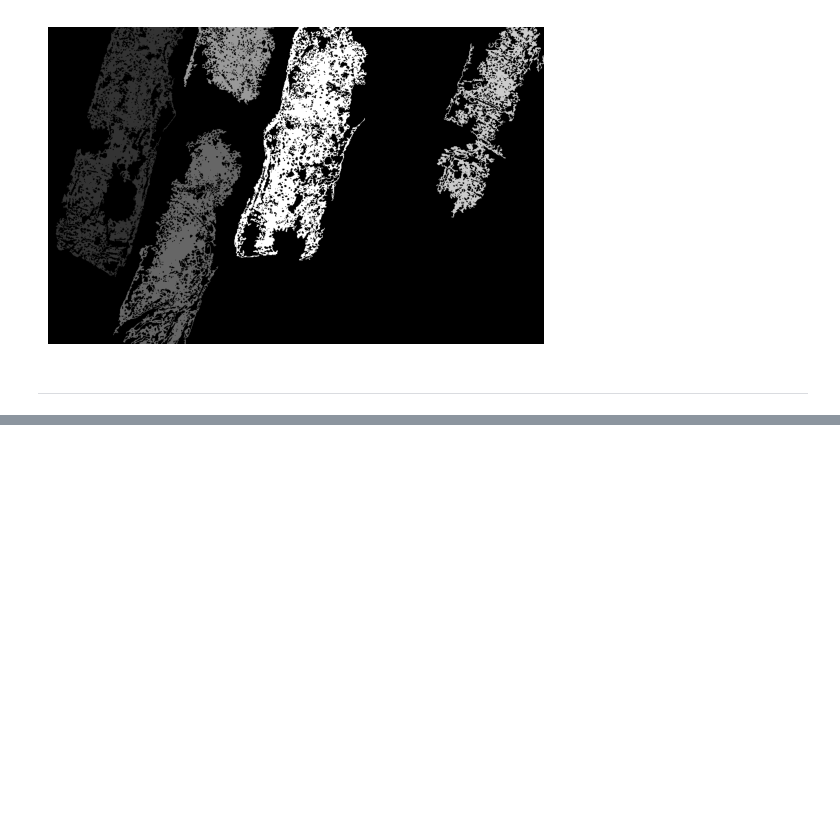
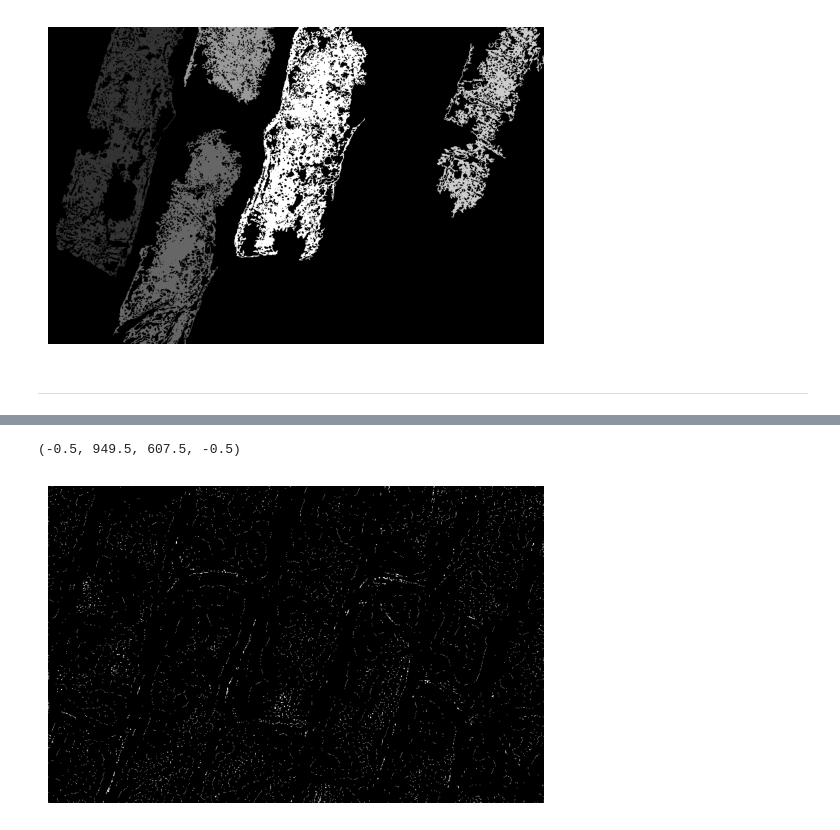
Before and after one commit to mjmousavi97/Image-processing-TehranUni-2025, a Jupyter notebook: DIP-HW8/src/Q4.ipynb, the cells around one changed output, grey strips where cells are left out. Drawn from its saved outputs; the diff is of its cells as text; code cells hidden in the pictures; blank space fills up the shorter version.

```diff
--- a/DIP-HW8/src/Q4.ipynb
+++ b/DIP-HW8/src/Q4.ipynb
@@ -196,0 +174,11 @@ plt.show()
+# %%
+coordinates = peak_local_max(image=distance, footprint=np.ones((3, 3)), labels=binary)
+
+local_maxi = np.zeros_like(distance, dtype=bool)
+local_maxi[coordinates.T[0], coordinates.T[1]] = True
+
+plt.imshow(local_maxi, cmap='grey')
+plt.axis('off')
+# %% [output]
+(-0.5, 949.5, 607.5, -0.5)
+[figure, added]
```
Also changed, not shown: parts of 8 cells of this notebook.
